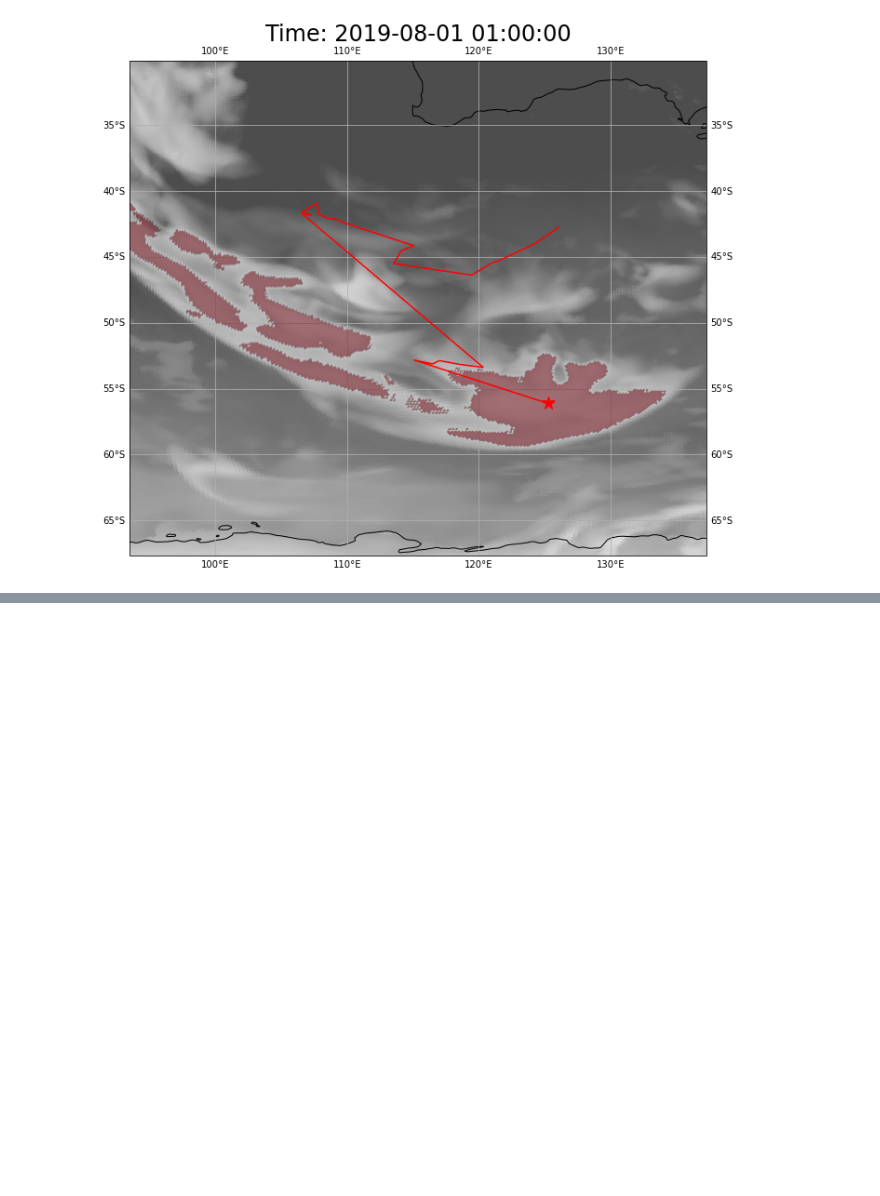
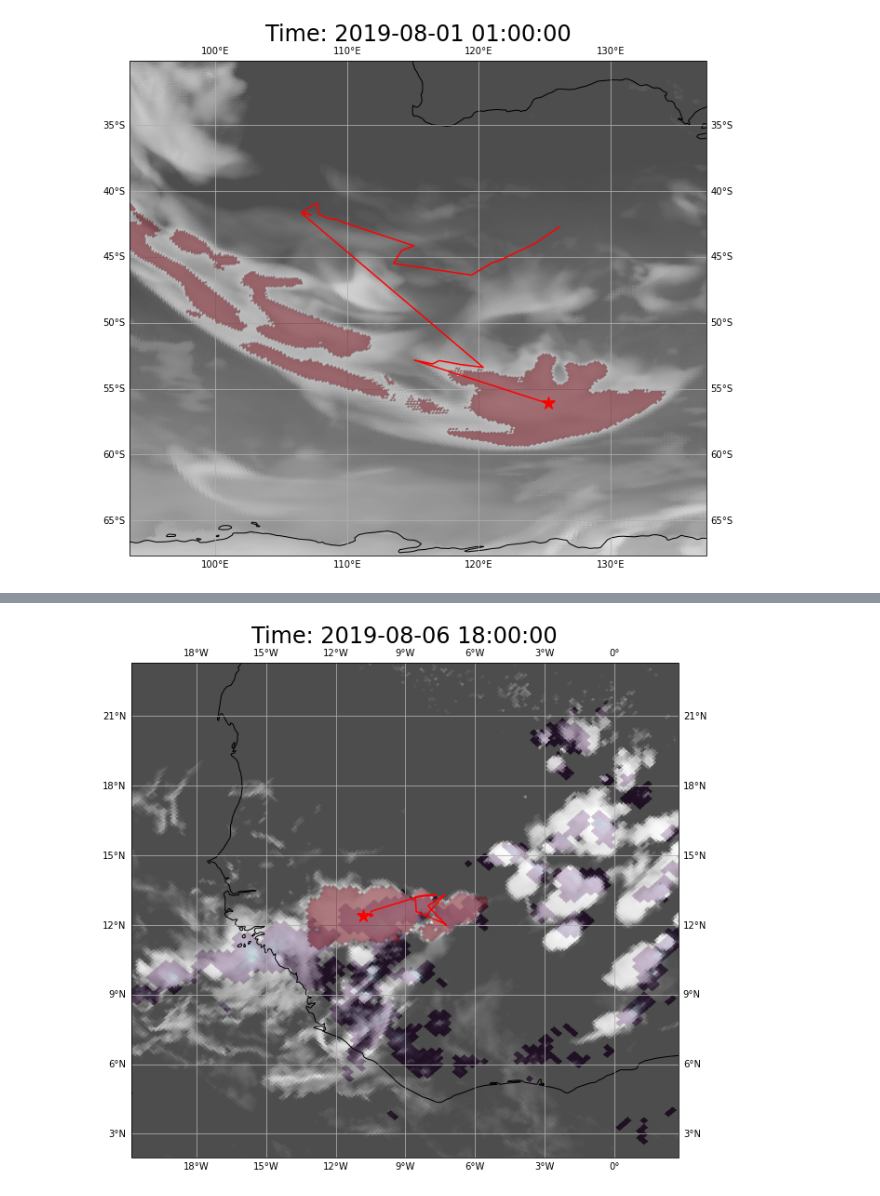
Before and after one commit to nick4cone/Hackathon, a Jupyter notebook: existing-tracks/tracks_dev.ipynb, the cells around one changed output, grey strips where cells are left out. Cells and saved outputs as stored; diff of their text form; code cells hidden in the pictures; blank space fills up the shorter version.

```diff
--- a/existing-tracks/tracks_dev.ipynb
+++ b/existing-tracks/tracks_dev.ipynb
@@ -455,0 +458,3 @@ unitless
+# %%
+scream_ne120_inst = cat["scream_ne120_inst"](zoom=8).to_dask()
+scream_ne120_inst
@@ -549,11 +572,11 @@ def align_dataset(dshp, dsmask, track_dataset, track_index, MyAx, track_time_ind
     # OLR
     im_rlut = egh.healpix_show(ds_at_time_index.rlut, ax=MyAx, vmin=80, vmax=260, cmap=mpl.colormaps.get_cmap('Greys'), alpha=0.7, zorder=1)
 
-    return ds, track_number, the_mcs_mask
+    return ds, track_number
 
 plt.figure(2, figsize=(12.8, 9.6))
 ax2 = plt.axes(projection=ccrs.PlateCarree())
-ds_align, track_number, the_mcs_mask = align_dataset(scream2D_hrly, dsmask, dstracks, 2, ax2, global_extent=False)
+ds_align, track_number = align_dataset(scream2D_hrly, dsmask, dstracks, 2, ax2, global_extent=False)
 # %% [output]
 Original HEALPix time count: 9457
 Matching times found: 9456
@@ -561,0 +612,86 @@ dsmask time count: 9456
+# %%
+def plot_environment(dshp, dshp_full, dsmask, track_dataset, track_index, MyAx, track_time_index=0, global_extent=False):
+    track = track_dataset.isel(tracks=track_index)
+    duration = track.track_duration.values.item()
+
+    # Convert time components from datasets to deal with different calendars
+    hp_times = [(t.year, t.month, t.day, t.hour) for t in dshp.time.values]
+    mask_times = [(pd.Timestamp(t).year, pd.Timestamp(t).month, pd.Timestamp(t).day, pd.Timestamp(t).hour) for t in dsmask.time.values]
+
+    # Find matching indices
+    matching_indices = [i for i, t in enumerate(hp_times) if t in set(mask_times)]
+    # Select using indices
+    dshp_subset = dshp.isel(time=matching_indices)
+    # Verify number of timestamps
+    print(f"Original HEALPix time count: {dshp.time.size}")
+    print(f"Matching times found: {len(matching_indices)}")
+    print(f"dsmask time count: {dsmask.time.size}")
+
+    # Create a new dsmask with the time coordinate from dshp_subset
+    dsmask_ = dsmask.copy()
+
+    # Replace the time coordinate with the matching times from dshp_subset
+    # This must maintain the same order as in the original dsmask
+    dsmask_ = dsmask_.assign_coords(time=dshp_subset.time.values)
+
+    # Combine the datasets
+    ds = xr.merge([dshp_subset, dsmask_], combine_attrs='drop_conflicts')
+
+    # Rechunk the dataset to match the mask
+    ds = ds.chunk(dict(dsmask_.chunks))
+
+    # These can be used to work out which pixel-level data to locate the times.
+    calendar = ds['time'].dt.calendar
+
+    base_times = track.base_time.values[:duration]
+    track_dates = [convert_to_cftime(pd.Timestamp(d).to_pydatetime(), calendar) for d in base_times]
+
+    # Track number in the mask file is +1 offset to the track index in the stats file.
+    track_number = track.tracks + 1
+
+    # plotting
+    margin = 10
+    extent = track.meanlon.min().item() - margin, track.meanlon.max().item() + margin, track.meanlat.min().item() - margin, track.meanlat.max().item() + margin
+    my_time = track_dates[track_time_index]
+    ds_at_time_index = ds.sel(time=my_time)
+    MyAx.coastlines()
+    MyAx.gridlines(draw_labels=True, zorder=5)
+    plt.title(f'Time: {my_time}', fontsize=24)
+
+    # background
+    dshp_full_at_time = dshp_full.sel(time=my_time, method='nearest')
+    egh.healpix_show(dshp_full_at_time.omega850, ax=MyAx, zorder=1)
+
+    if global_extent==True:
+        MyAx.set_global()
+    else:
+        MyAx.set_extent(extent)
+
+    # mask
+    mask = ds_at_time_index.mcs_mask
+    mask = mask.where(mask == track_number, np.nan)  # only the MCS is 1, rest is NaN
+    im_mask = egh.healpix_show(mask, ax=MyAx, cmap='Reds', vmin=1, vmax=1.01, alpha=0.5, zorder=2)
+
+    # track
+    lon_s = track.meanlon_smooth
+    lat_s = track.meanlat_smooth
+
+    plt.plot(lon_s, lat_s, color='red', label='Smoothed Track Path', zorder=3)
+    MyAx.scatter(track.meanlon.values[track_time_index], track.meanlat.values[track_time_index], s=200, marker='*', c='red', zorder=4)
+
+    # OLR
+    im_rlut = egh.healpix_show(ds_at_time_index.rlut, ax=MyAx, vmin=80, vmax=260, cmap=mpl.colormaps.get_cmap('Greys'), alpha=0.7, zorder=1)
+
+    colors = plt.cm.viridis(np.linspace(0.0, 1.0, 1000))
+    custom_cmap = plt.matplotlib.colors.ListedColormap(colors)
+    custom_cmap.set_under(alpha=0.0) # anything under vmin will be transparent
+    norm = mpl.colors.Normalize(vmin=0.0001, vmax=0.013)
+
+    im_pr = egh.healpix_show(dshp_full_at_time.pr*1e3, ax=MyAx, alpha=0.8, cmap=custom_cmap, norm=norm)
+    return dshp_full_at_time
+
+
+plt.figure(3, figsize=(12.8, 9.6))
+ax3 = plt.axes(projection=ccrs.PlateCarree())
+dshp_full_at_time = plot_environment(scream2D_hrly, scream_ne120_inst, dsmask, dstracks, 1001, ax3, global_extent=False)
+# %% [output]
@@ -561,0 +701 @@ dsmask time count: 9456
+[figure, added]
```
Also changed, not shown: parts of 8 cells of this notebook.
